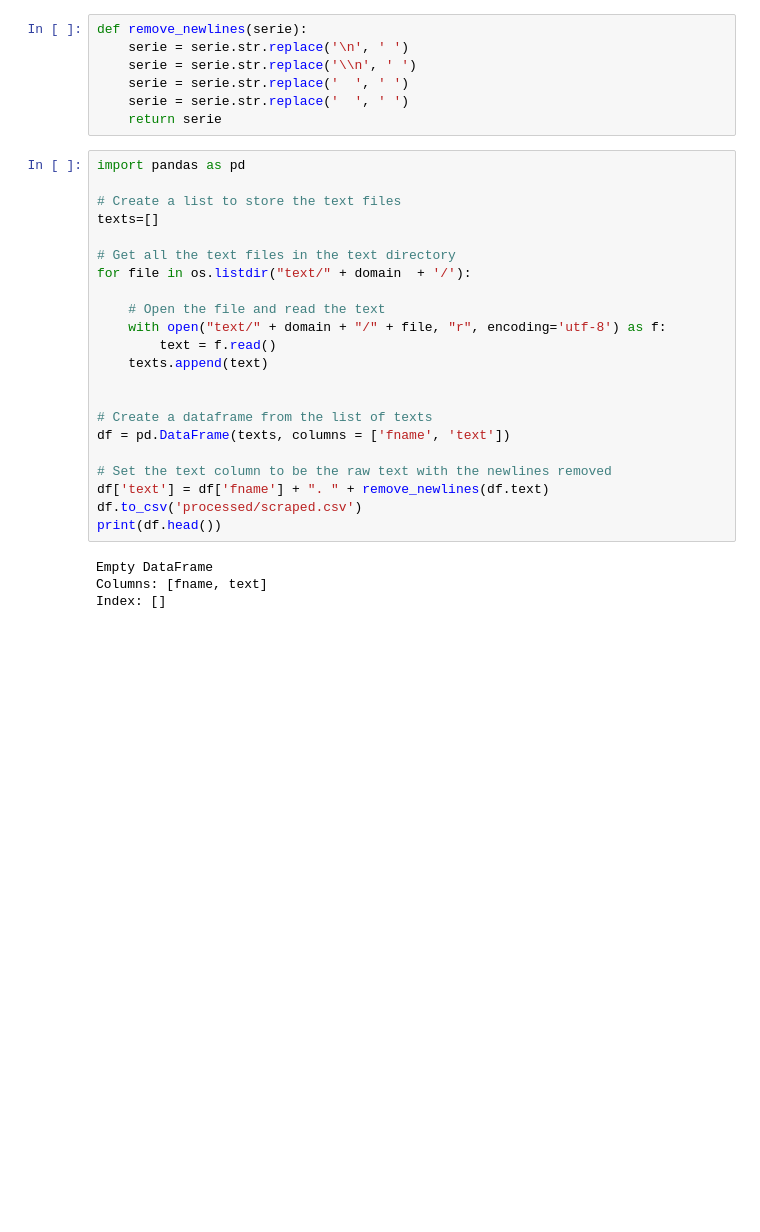
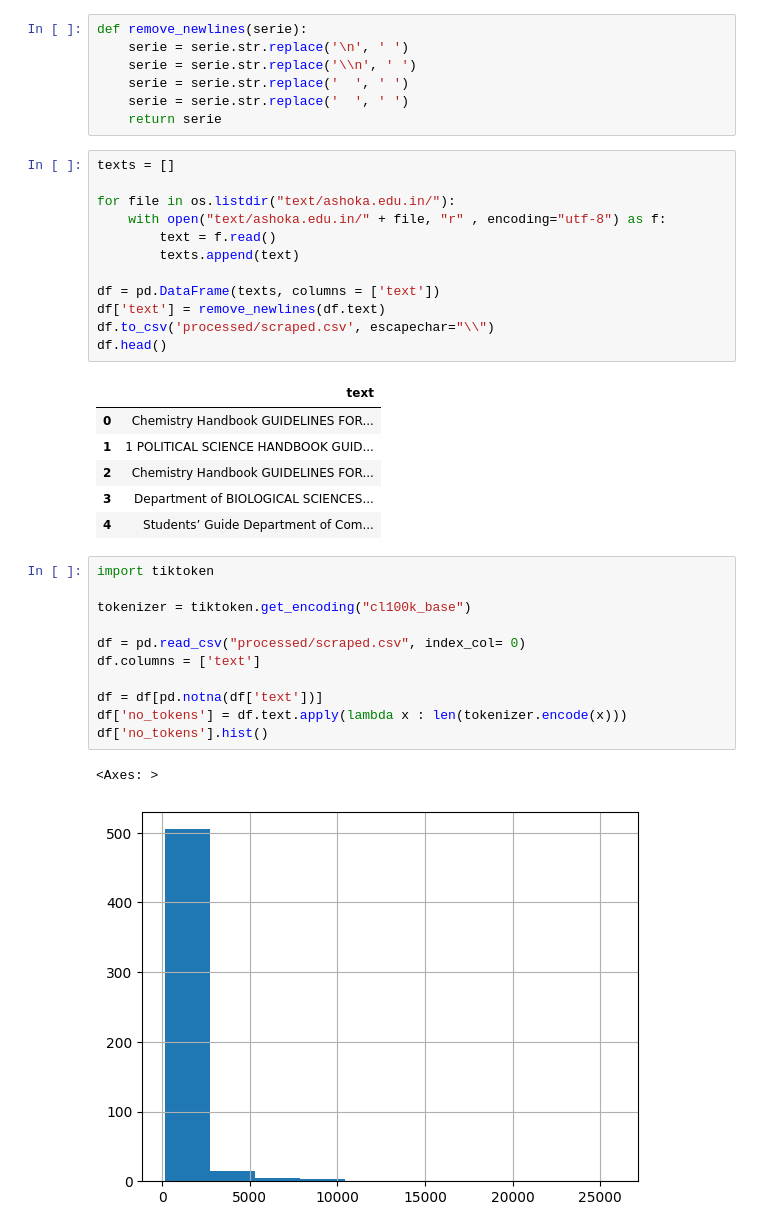
Before and after one commit to karthick-yes/University-Web-assistant, a Jupyter notebook: main.ipynb, the cells around one changed output. Drawn from its saved outputs; the diff is of its cells as text; blank space fills up the shorter version.

```diff
--- a/main.ipynb
+++ b/main.ipynb
@@ -202,28 +207,35 @@ def remove_newlines(serie):
     serie = serie.str.replace('  ', ' ')
     return serie
 # %%
-import pandas as pd
+texts = []
 
-# Create a list to store the text files
-texts=[]
+for file in os.listdir("text/ashoka.edu.in/"):
+    with open("text/ashoka.edu.in/" + file, "r" , encoding="utf-8") as f:
+        text = f.read()
+        texts.append(text)
 
-# Get all the text files in the text directory
-for file in os.listdir("text/" + domain  + '/'):
-
-    # Open the file and read the text
-    with open("text/" + domain + "/" + file, "r", encoding='utf-8') as f:
-        text = f.read()
-    texts.append(text)
-
-
-# Create a dataframe from the list of texts
-df = pd.DataFrame(texts, columns = ['fname', 'text'])
-
-# Set the text column to be the raw text with the newlines removed
-df['text'] = df['fname'] + ". " + remove_newlines(df.text)
-df.to_csv('processed/scraped.csv')
-print(df.head())
+df = pd.DataFrame(texts, columns = ['text'])
+df['text'] = remove_newlines(df.text)
+df.to_csv('processed/scraped.csv', escapechar="\\")
+df.head()
 # %% [output]
-Empty DataFrame
-Columns: [fname, text]
-Index: []
+|  | text |
+| 0 | Chemistry Handbook GUIDELINES FOR... |
+| 1 | 1 POLITICAL SCIENCE HANDBOOK GUID... |
+| 2 | Chemistry Handbook GUIDELINES FOR... |
+| 3 | Department of BIOLOGICAL SCIENCES... |
+| 4 | Students’ Guide Department of Com... |
+# %%
+import tiktoken
+
+tokenizer = tiktoken.get_encoding("cl100k_base")
+
+df = pd.read_csv("processed/scraped.csv", index_col= 0)
+df.columns = ['text']
+
+df = df[pd.notna(df['text'])]
+df['no_tokens'] = df.text.apply(lambda x : len(tokenizer.encode(x)))
+df['no_tokens'].hist()
+# %% [output]
+<Axes: >
+[figure, added]
```
Also changed, not shown: parts of 7 cells of this notebook, 10 other files.
